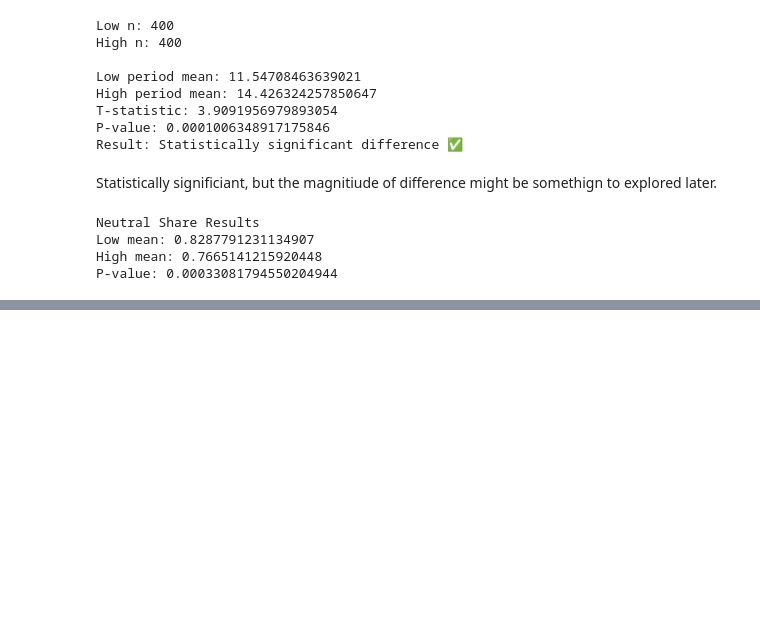
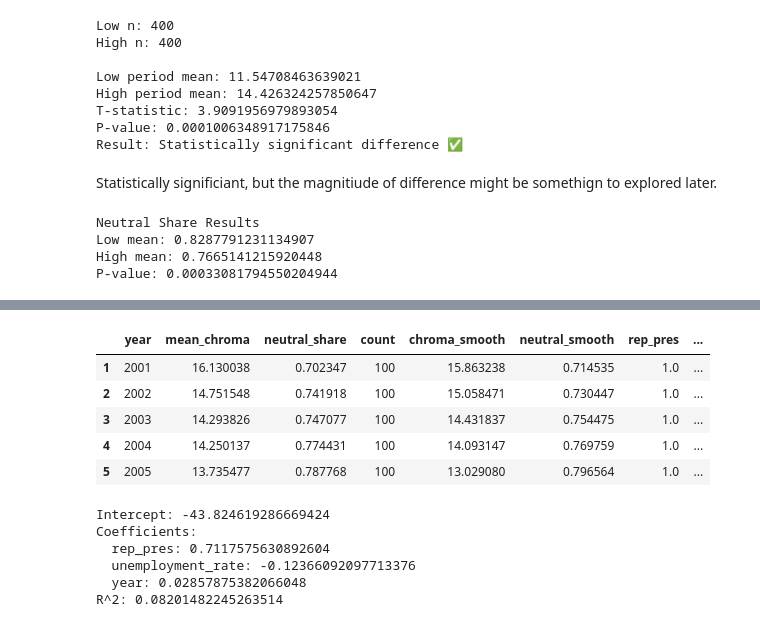
Before and after one commit to wormaria/when-the-economy-turns-grey-so-does-fashion, a Jupyter notebook: notebooks_2000-2023/plots.ipynb, the cells around one changed output, grey strips where cells are left out. Drawn from its saved outputs; the diff is of its cells as text; code cells hidden in the pictures; blank space fills up the shorter version.

```diff
--- a/notebooks_2000-2023/plots.ipynb
+++ b/notebooks_2000-2023/plots.ipynb
@@ -138,3 +138,17 @@ Neutral Share Results
 Low mean: 0.8287791231134907
 High mean: 0.7665141215920448
 P-value: 0.00033081794550204944
+# %%
+def get_party(year):
+    if 2001 <= year <= 2008:
+        return 1   # Republican president
+    elif 2009 <= year <= 2016:
+        return 0   # Democrat president
+    elif 2017 <= year <= 2020:
+        return 1
+    elif 2021 <= year <= 2023:
+        return 0
+    else:
+        return None
+
+yearly["rep_pres"] = yearly["year"].apply(get_party)
@@ -140,0 +167,11 @@ P-value: 0.00033081794550204944
+# %%
+date_col = None
+for col in ["observation_date"]:
+    if col in unemp.columns:
+        date_col = col
+        break
+
+if date_col is None:
+    raise ValueError("Could not find a date column in unemployment dataframe.")
+
+unemp["year"] = pd.to_datetime(unemp[date_col]).dt.year
@@ -140,0 +185,41 @@ P-value: 0.00033081794550204944
+# %%
+merged = yearly.merge(yearly_unemp, on="year", how="left")
+merged = merged.dropna(subset=["mean_chroma", "neutral_share", "rep_pres", "unemployment_rate"])
+merged.head()
+# %% [output]
+|  | year | mean_chroma | neutral_share | count | chroma_smooth | neutral_smooth | rep_pres | ... |
+| 1 | 2001 | 16.130038 | 0.702347 | 100 | 15.863238 | 0.714535 | 1.0 | ... |
+| 2 | 2002 | 14.751548 | 0.741918 | 100 | 15.058471 | 0.730447 | 1.0 | ... |
+| 3 | 2003 | 14.293826 | 0.747077 | 100 | 14.431837 | 0.754475 | 1.0 | ... |
+| 4 | 2004 | 14.250137 | 0.774431 | 100 | 14.093147 | 0.769759 | 1.0 | ... |
+| 5 | 2005 | 13.735477 | 0.787768 | 100 | 13.029080 | 0.796564 | 1.0 | ... |
+# %%
+from sklearn.linear_model import LinearRegression
+
+# features
+X = merged[["rep_pres", "unemployment_rate", "year"]]
+
+# target
+y = merged["mean_chroma"]
+
+# fit model
+model = LinearRegression()
+model.fit(X, y)
+
+# predictions
+merged["pred_mean_chroma"] = model.predict(X)
+
+# results
+print("Intercept:", model.intercept_)
+print("Coefficients:")
+for feature, coef in zip(X.columns, model.coef_):
+    print(f"  {feature}: {coef}")
+
+print("R^2:", model.score(X, y))
+# %% [output]
+Intercept: -43.824619286669424
+Coefficients:
+  rep_pres: 0.7117575630892604
+  unemployment_rate: -0.12366092097713376
+  year: 0.02857875382066048
+R^2: 0.08201482245263514
```
Also changed, not shown: parts of 10 cells of this notebook.
